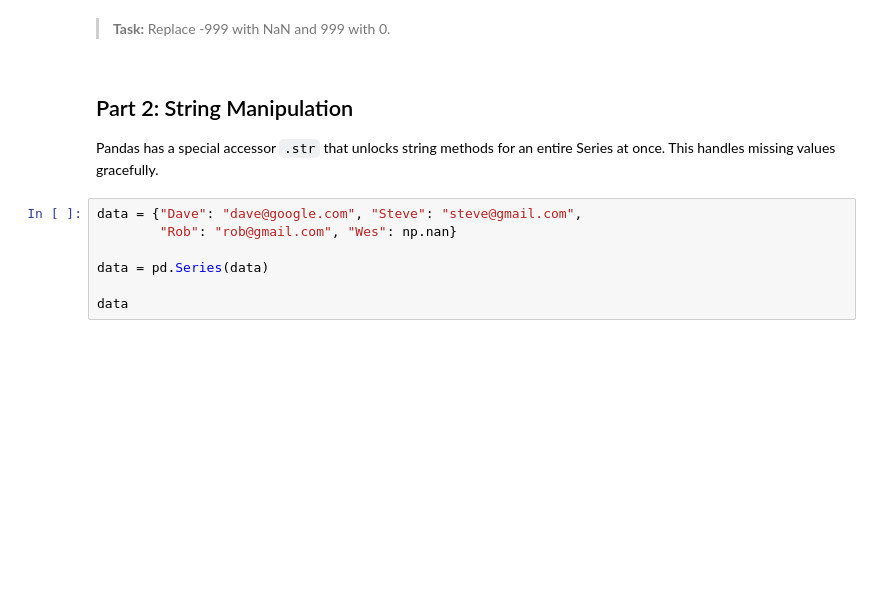
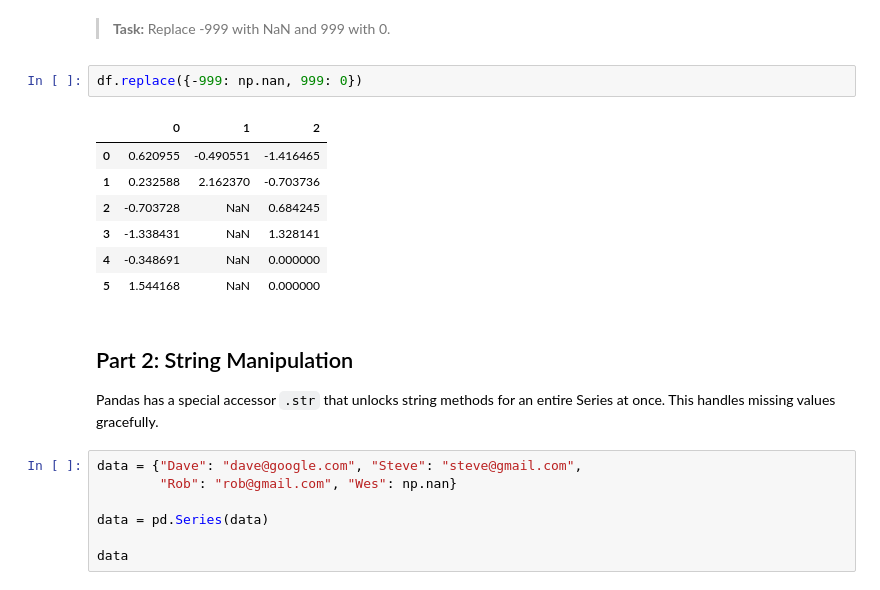
Before and after one commit to himike1973/6m-data-1.8-eda-basic, a Jupyter notebook: notebooks/eda_basic.ipynb, the cells around one changed output. Saved outputs shown, nothing was run; the diff lists cells and outputs as text; blank space fills up the shorter version.

```diff
--- a/notebooks/eda_basic.ipynb
+++ b/notebooks/eda_basic.ipynb
@@ -938,5 +975,15 @@ df
 # %% [markdown]
 > **Task:** Replace -999 with NaN and 999 with 0.
+# %%
+df.replace({-999: np.nan, 999: 0})
+# %% [output]
+|  | 0 | 1 | 2 |
+| 0 | 0.620955 | -0.490551 | -1.416465 |
+| 1 | 0.232588 | 2.162370 | -0.703736 |
+| 2 | -0.703728 | NaN | 0.684245 |
+| 3 | -1.338431 | NaN | 1.328141 |
+| 4 | -0.348691 | NaN | 0.000000 |
+| 5 | 1.544168 | NaN | 0.000000 |
 # %% [markdown]
 ## Part 2: String Manipulation
 
```
Also changed, not shown: parts of 27 cells of this notebook.
